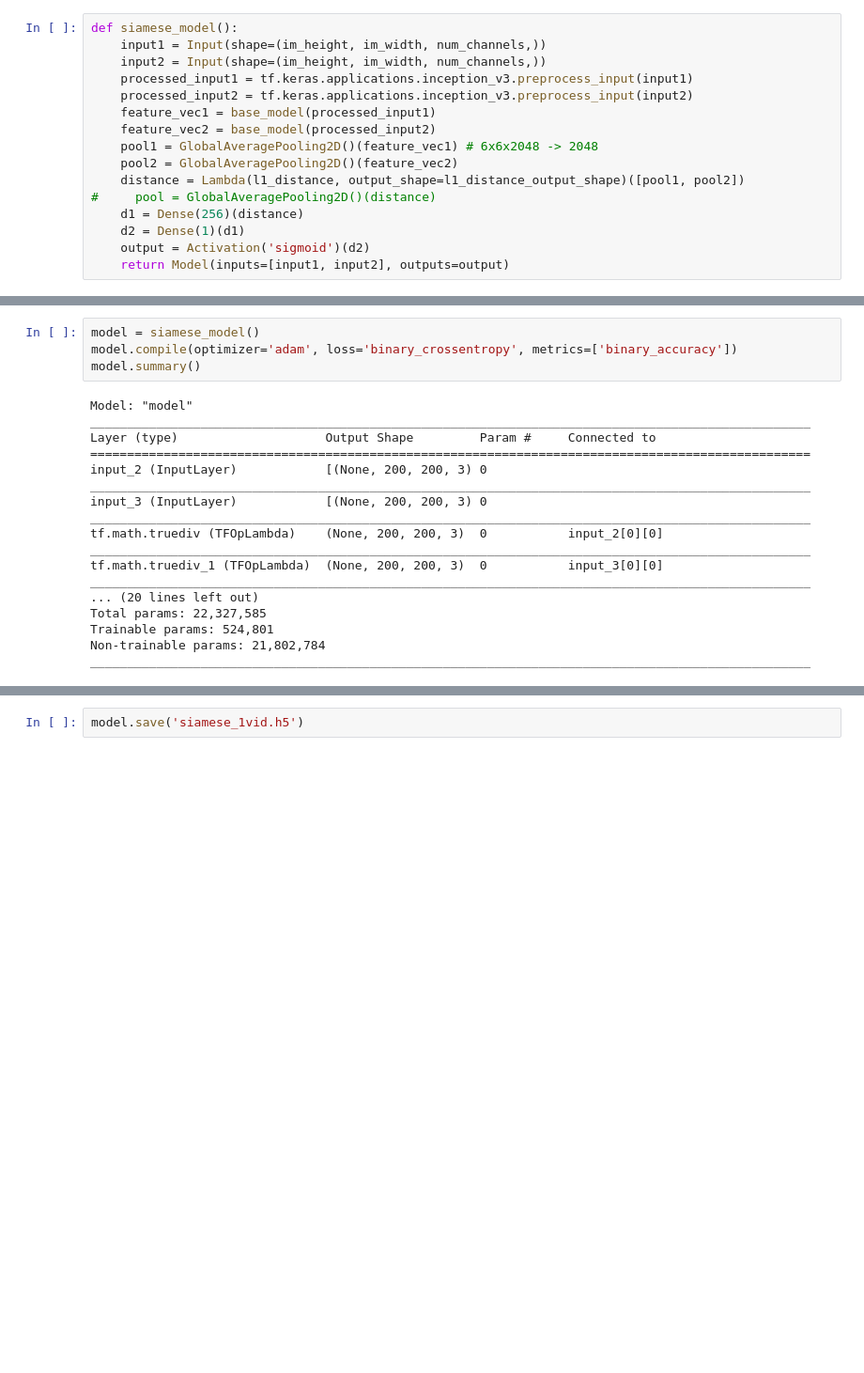
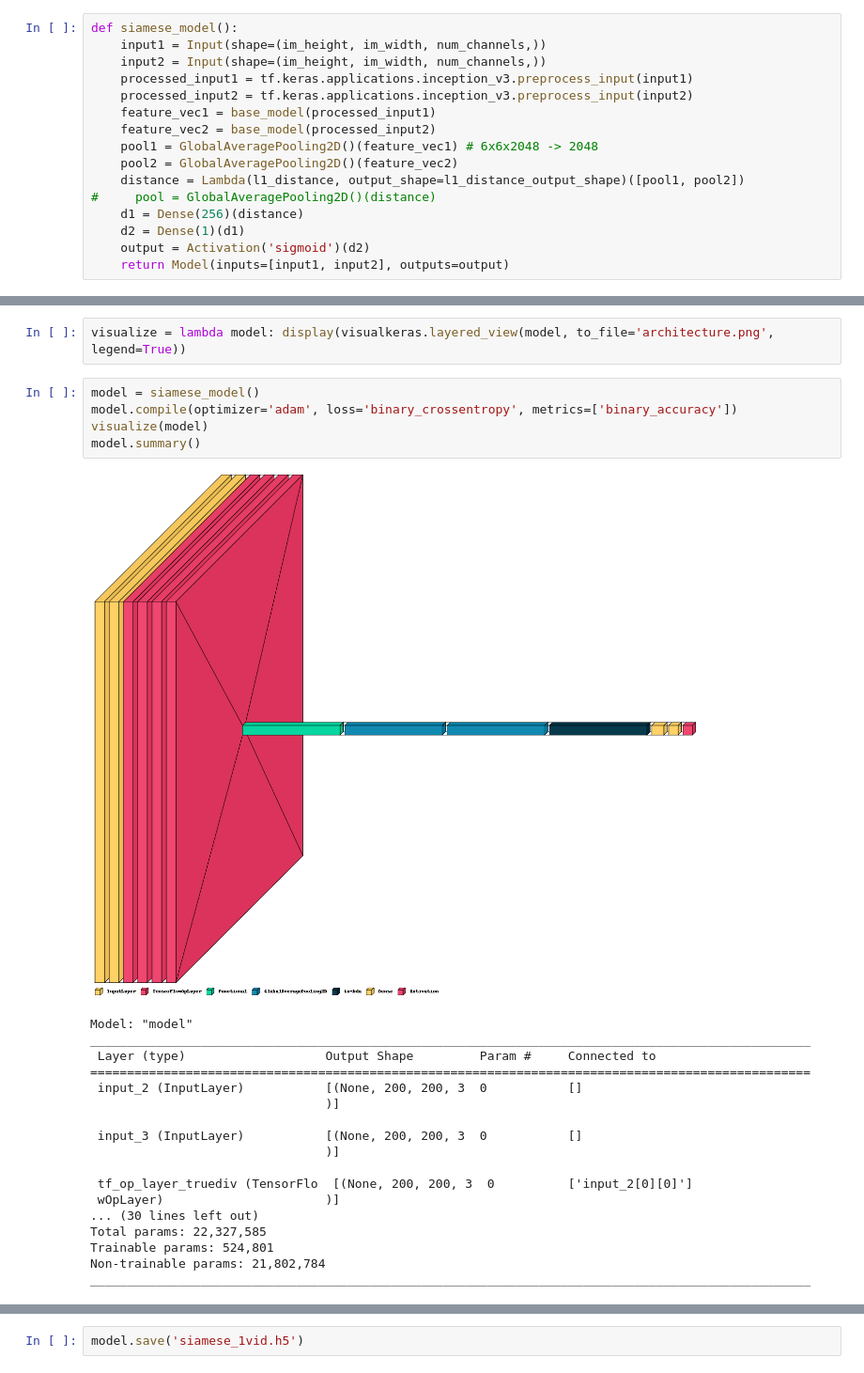
Before and after one commit to JediRhymeTrix/SmartCities-Project-1, a Jupyter notebook: siamese_model.ipynb, the cells around one changed output, grey strips where cells are left out. Shown: that part at 94% size. Drawn from its saved outputs; the diff is of its cells as text; blank space fills up the shorter version.

Commit message:
feat(nb): update notebook
Using environment variables, added architecture diagram, training plot, made tweaks for fine tuning and trained on GPU

The last cell is untested. May break on macOS.

```diff
--- a/siamese_model.ipynb
+++ b/siamese_model.ipynb
@@ -134,21 +172,25 @@ def siamese_model():
+# %%
+visualize = lambda model: display(visualkeras.layered_view(model, to_file='architecture.png', legend=True))
 # %%
 model = siamese_model()
 model.compile(optimizer='adam', loss='binary_crossentropy', metrics=['binary_accuracy'])
+visualize(model)
 model.summary()
 # %% [output]
+[figure, added]
 Model: "model"
 __________________________________________________________________________________________________
-Layer (type)                    Output Shape         Param #     Connected to
+ Layer (type)                   Output Shape         Param #     Connected to
 ==================================================================================================
-input_2 (InputLayer)            [(None, 200, 200, 3) 0
-__________________________________________________________________________________________________
-input_3 (InputLayer)            [(None, 200, 200, 3) 0
-__________________________________________________________________________________________________
-tf.math.truediv (TFOpLambda)    (None, 200, 200, 3)  0           input_2[0][0]
-__________________________________________________________________________________________________
-tf.math.truediv_1 (TFOpLambda)  (None, 200, 200, 3)  0           input_3[0][0]
-__________________________________________________________________________________________________
-... (20 lines left out)
+ input_2 (InputLayer)           [(None, 200, 200, 3  0           []
+                                )]
+
+ input_3 (InputLayer)           [(None, 200, 200, 3  0           []
+                                )]
+
+ tf_op_layer_truediv (TensorFlo  [(None, 200, 200, 3  0          ['input_2[0][0]']
+ wOpLayer)                      )]
+... (30 lines left out)
 Total params: 22,327,585
 Trainable params: 524,801
 Non-trainable params: 21,802,784
```
Also changed, not shown: parts of 14 cells of this notebook, 1 other file.
